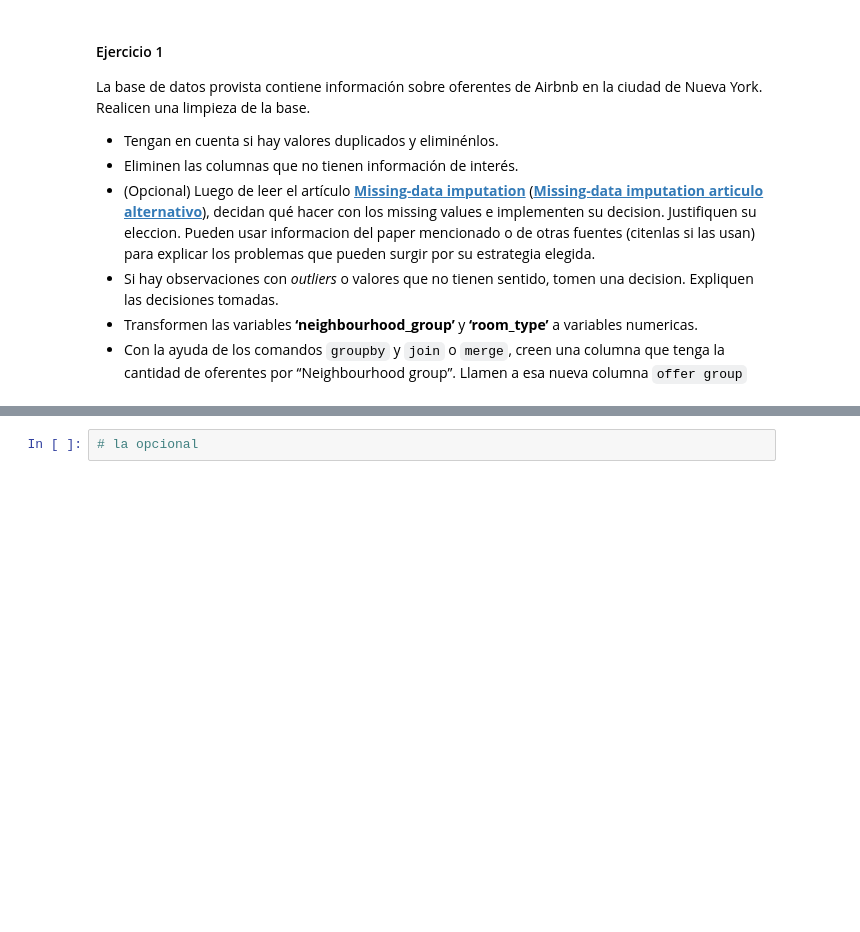
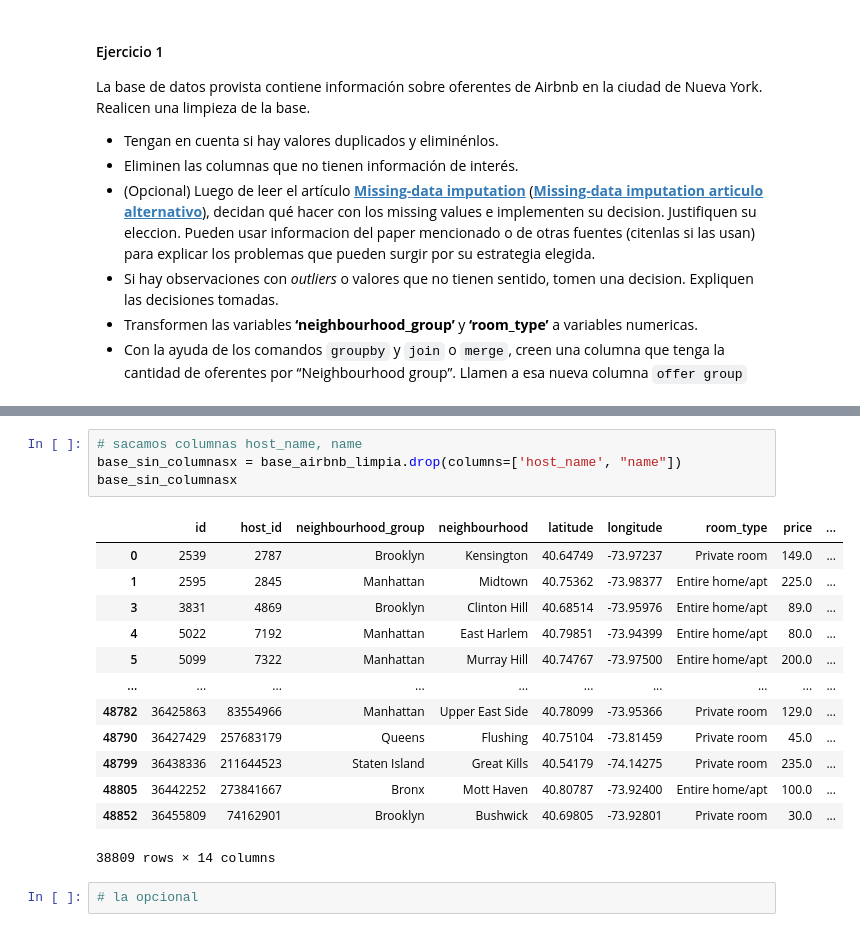
Before and after one commit to AngelaNavajas/CC408-T1-4, a Jupyter notebook: TP2 probar/TP2/TP2.ipynb, the cells around one changed output, grey strips where cells are left out. Cells and saved outputs as stored; diff of their text form; blank space fills up the shorter version.

```diff
--- a/TP2 probar/TP2/TP2.ipynb
+++ b/TP2 probar/TP2/TP2.ipynb
@@ -49,3 +87,21 @@ print(base_airbnb_limpia)
+# %%
+# sacamos columnas host_name, name
+base_sin_columnasx = base_airbnb_limpia.drop(columns=['host_name', "name"])
+base_sin_columnasx
+# %% [output]
+|  | id | host_id | neighbourhood_group | neighbourhood | latitude | longitude | room_type | price | ... |
+| 0 | 2539 | 2787 | Brooklyn | Kensington | 40.64749 | -73.97237 | Private room | 149.0 | ... |
+| 1 | 2595 | 2845 | Manhattan | Midtown | 40.75362 | -73.98377 | Entire home/apt | 225.0 | ... |
+| 3 | 3831 | 4869 | Brooklyn | Clinton Hill | 40.68514 | -73.95976 | Entire home/apt | 89.0 | ... |
+| 4 | 5022 | 7192 | Manhattan | East Harlem | 40.79851 | -73.94399 | Entire home/apt | 80.0 | ... |
+| 5 | 5099 | 7322 | Manhattan | Murray Hill | 40.74767 | -73.97500 | Entire home/apt | 200.0 | ... |
+| ... | ... | ... | ... | ... | ... | ... | ... | ... | ... |
+| 48782 | 36425863 | 83554966 | Manhattan | Upper East Side | 40.78099 | -73.95366 | Private room | 129.0 | ... |
+| 48790 | 36427429 | 257683179 | Queens | Flushing | 40.75104 | -73.81459 | Private room | 45.0 | ... |
+| 48799 | 36438336 | 211644523 | Staten Island | Great Kills | 40.54179 | -74.14275 | Private room | 235.0 | ... |
+| 48805 | 36442252 | 273841667 | Bronx | Mott Haven | 40.80787 | -73.92400 | Entire home/apt | 100.0 | ... |
+| 48852 | 36455809 | 74162901 | Brooklyn | Bushwick | 40.69805 | -73.92801 | Private room | 30.0 | ... |
+38809 rows × 14 columns
 # %%
 # la opcional
 # %%
```
Also changed, not shown: parts of 6 cells of this notebook.
